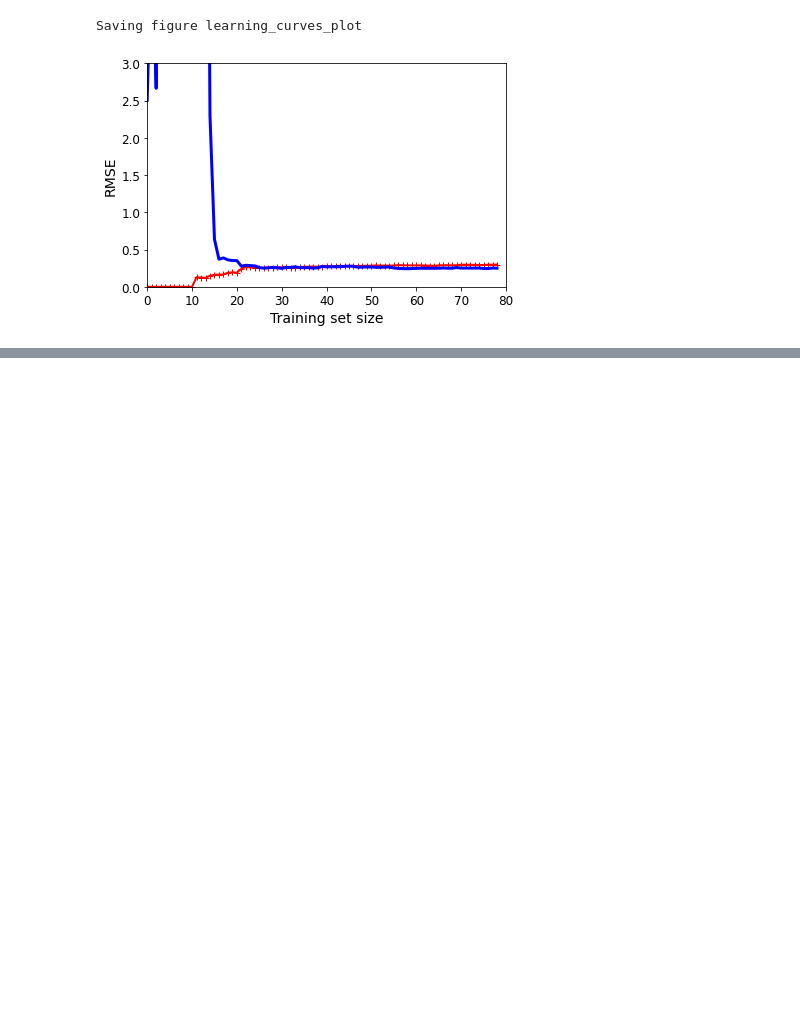
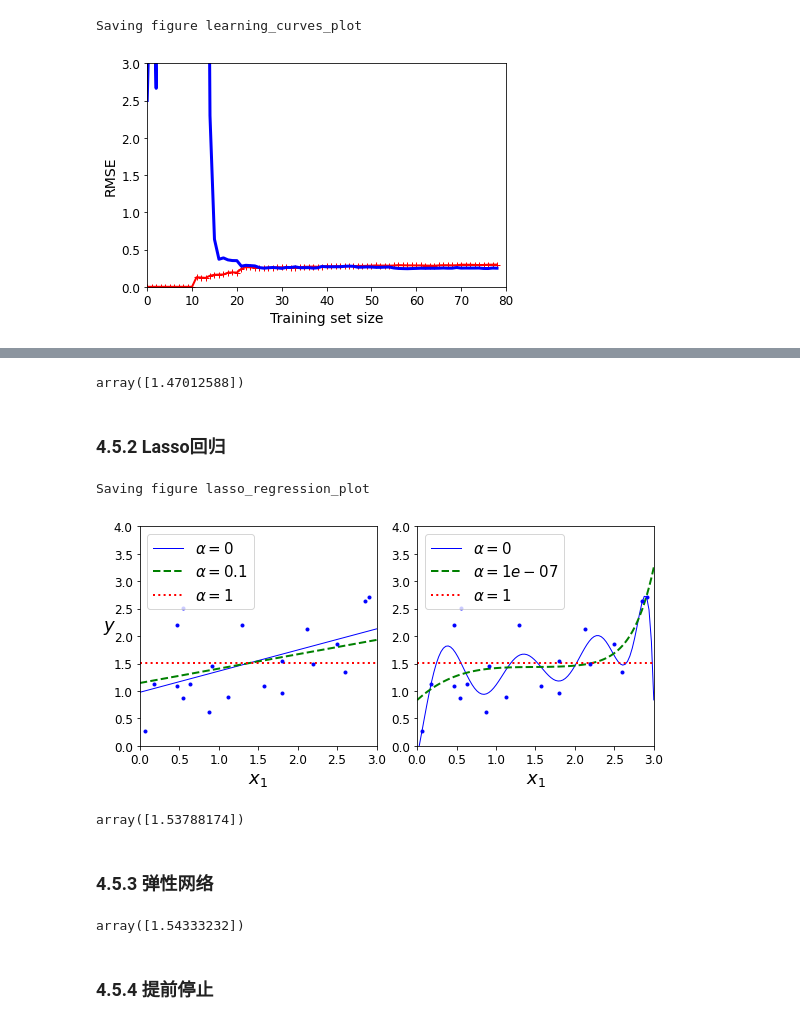
Before and after one commit to Vuean/Hands-On-ML, a Jupyter notebook: Chapter4/04_training_models.ipynb, the cells around one changed output, grey strips where cells are left out. Cells and saved outputs as stored; diff of their text form; code cells hidden in the pictures; blank space fills up the shorter version.

```diff
--- a/Chapter4/04_training_models.ipynb
+++ b/Chapter4/04_training_models.ipynb
@@ -426,0 +478,41 @@ Saving figure learning_curves_plot
+# %%
+sgd_reg = SGDRegressor(penalty="l2", max_iter=1000, tol=1e-3, random_state=42)
+sgd_reg.fit(X, y.ravel())
+sgd_reg.predict([[1.5]])
+# %% [output]
+array([1.47012588])
+# %% [markdown]
+### 4.5.2 Lasso回归
+# %%
+from sklearn.linear_model import Lasso
+
+plt.figure(figsize=(8,4))
+plt.subplot(121)
+plot_model(Lasso, polynomial=False, alphas=(0, 0.1, 1), random_state=42)
+plt.ylabel("$y$", rotation=0, fontsize=18)
+plt.subplot(122)
+plot_model(Lasso, polynomial=True, alphas=(0, 10**-7, 1), random_state=42)
+
+save_fig("lasso_regression_plot")
+plt.show()
+# %% [output]
+Saving figure lasso_regression_plot
+[figure, added]
+# %%
+from sklearn.linear_model import Lasso
+lasso_reg = Lasso(alpha=0.1)
+lasso_reg.fit(X, y)
+lasso_reg.predict([[1.5]])
+# %% [output]
+array([1.53788174])
+# %% [markdown]
+### 4.5.3 弹性网络
+# %%
+from sklearn.linear_model import ElasticNet
+elastic_net = ElasticNet(alpha=0.1, l1_ratio=0.5, random_state=42)
+elastic_net.fit(X, y)
+elastic_net.predict([[1.5]])
+# %% [output]
+array([1.54333232])
+# %% [markdown]
+### 4.5.4 提前停止
```
Also changed, not shown: parts of 8 cells of this notebook, 11 other files.
